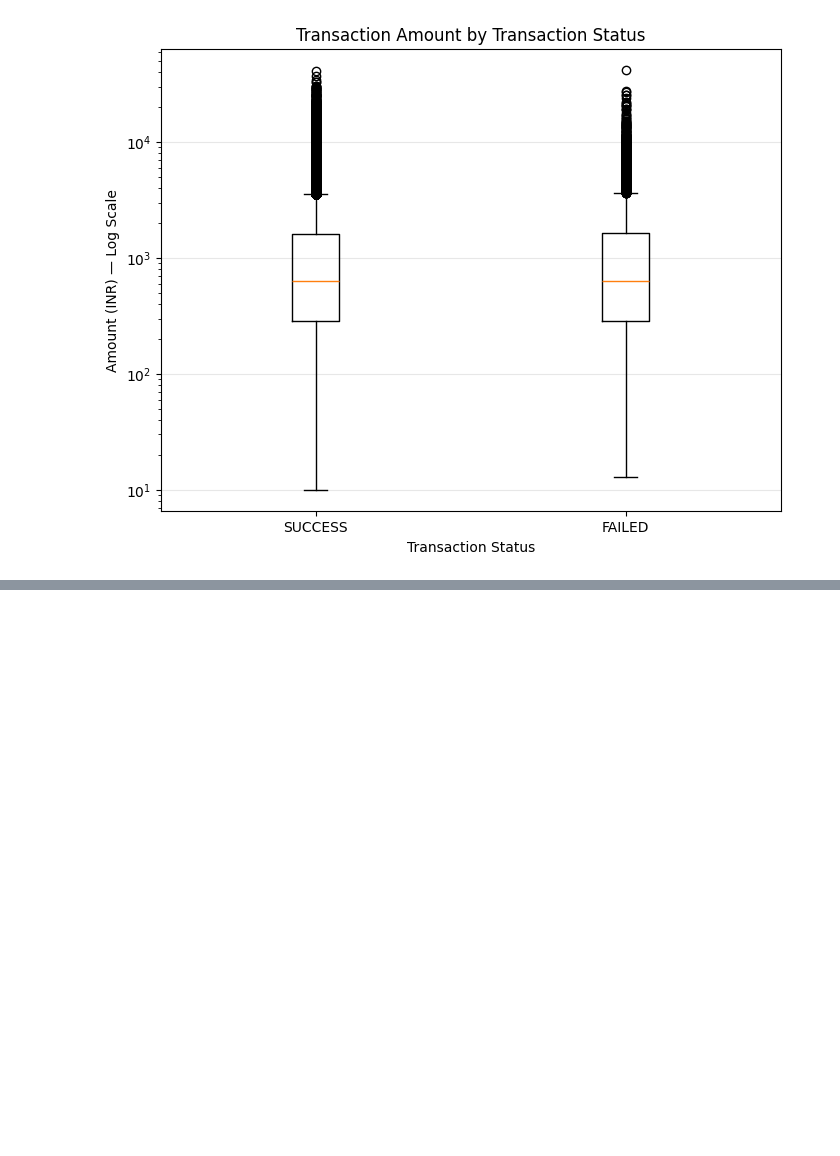
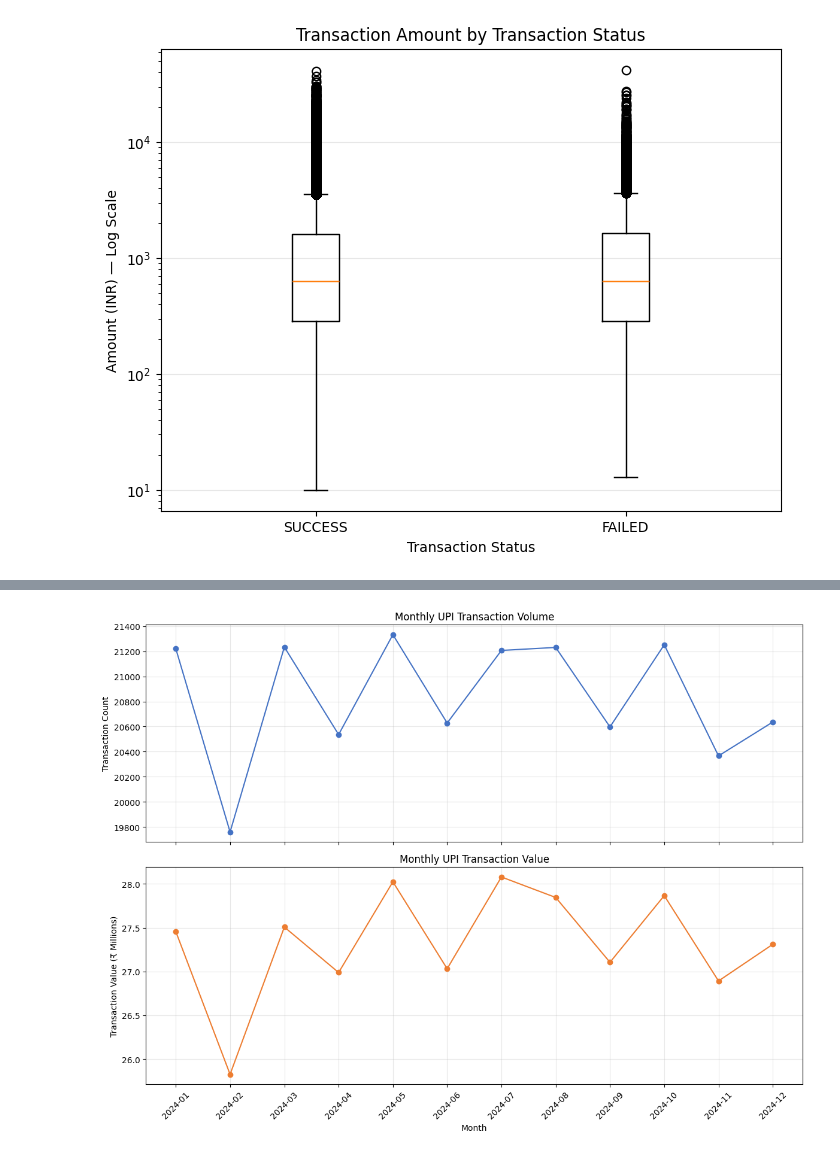
Before and after one commit to KaviyaVelmurugan/upi-transaction-intelligence-platform, a Jupyter notebook: notebooks/02_eda.ipynb, the cells around one changed output, grey strips where cells are left out. Saved outputs shown, nothing was run; the diff lists cells and outputs as text; code cells hidden in the pictures; blank space fills up the shorter version.

Commit message:
Monthly Transaction Trend analysis

```diff
--- a/notebooks/02_eda.ipynb
+++ b/notebooks/02_eda.ipynb
@@ -1880,0 +1932,36 @@ plt.show()
+# %%
+fig, axes = plt.subplots(
+    2,
+    1,
+    figsize=(12, 9),
+    sharex=True
+)
+
+axes[0].plot(
+    monthly_activity["transaction_month"],
+    monthly_activity["total_transactions"],
+    marker="o",
+    color="#4472C4"
+)
+
+axes[0].set_title("Monthly UPI Transaction Volume")
+axes[0].set_ylabel("Transaction Count")
+axes[0].grid(alpha=0.3)
+
+axes[1].plot(
+    monthly_activity["transaction_month"],
+    monthly_activity["total_transaction_value"] / 1_000_000,
+    marker="o",
+    color="#ED7D31"
+)
+
+axes[1].set_title("Monthly UPI Transaction Value")
+axes[1].set_xlabel("Month")
+axes[1].set_ylabel("Transaction Value (₹ Millions)")
+axes[1].grid(alpha=0.3)
+
+plt.xticks(rotation=45)
+plt.tight_layout()
+plt.show()
+# %% [output]
+[figure, added]
```
Also changed, not shown: parts of 4 cells of this notebook, 2 other files.
